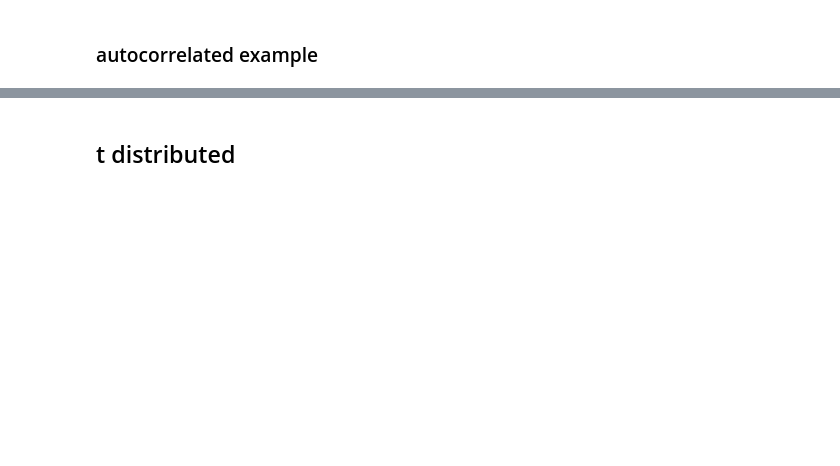
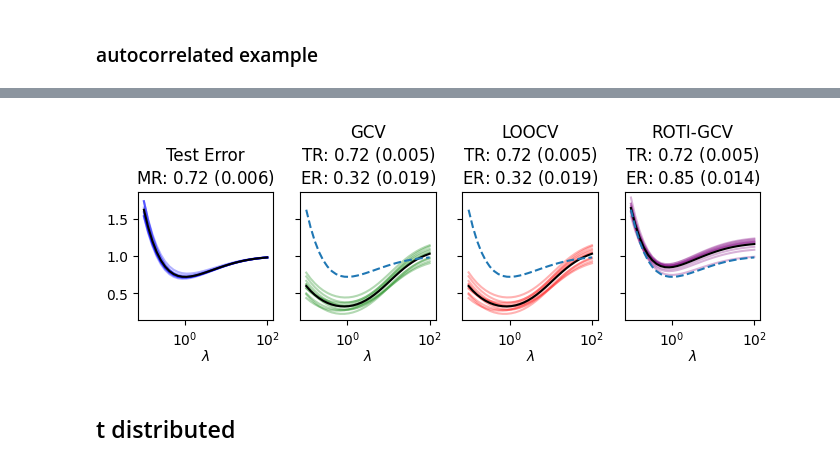
Before and after one commit to kevinzluo/rot-inv-gcv, a Jupyter notebook: aligned_gcv_pipeline.ipynb, the cells around one changed output, grey strips where cells are left out. Drawn from its saved outputs; the diff is of its cells as text; code cells hidden in the pictures; blank space fills up the shorter version.

```diff
--- a/aligned_gcv_pipeline.ipynb
+++ b/aligned_gcv_pipeline.ipynb
@@ -101,5 +115,7 @@ results_auto = h.gcv_test_pipeline(
 # %%
-h.plot_results(results_auto, lambdas, 1, "neurips/auto.png", square = False)
+h.plot_results(results_auto, lambdas, 1, "auto.png", square = False)
+# %% [output]
+[figure, added]
 # %% [markdown]
 ## t distributed
 # %%
```
Also changed, not shown: parts of 29 cells of this notebook, 15 other files.
